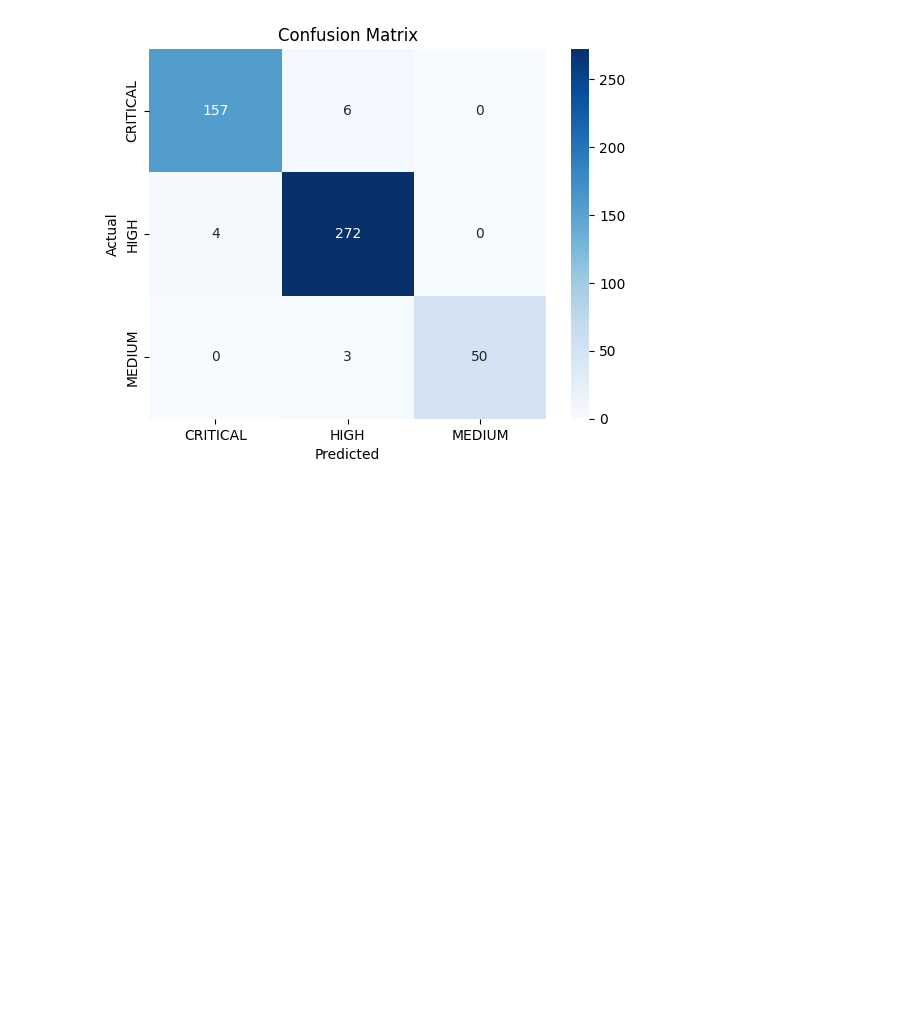
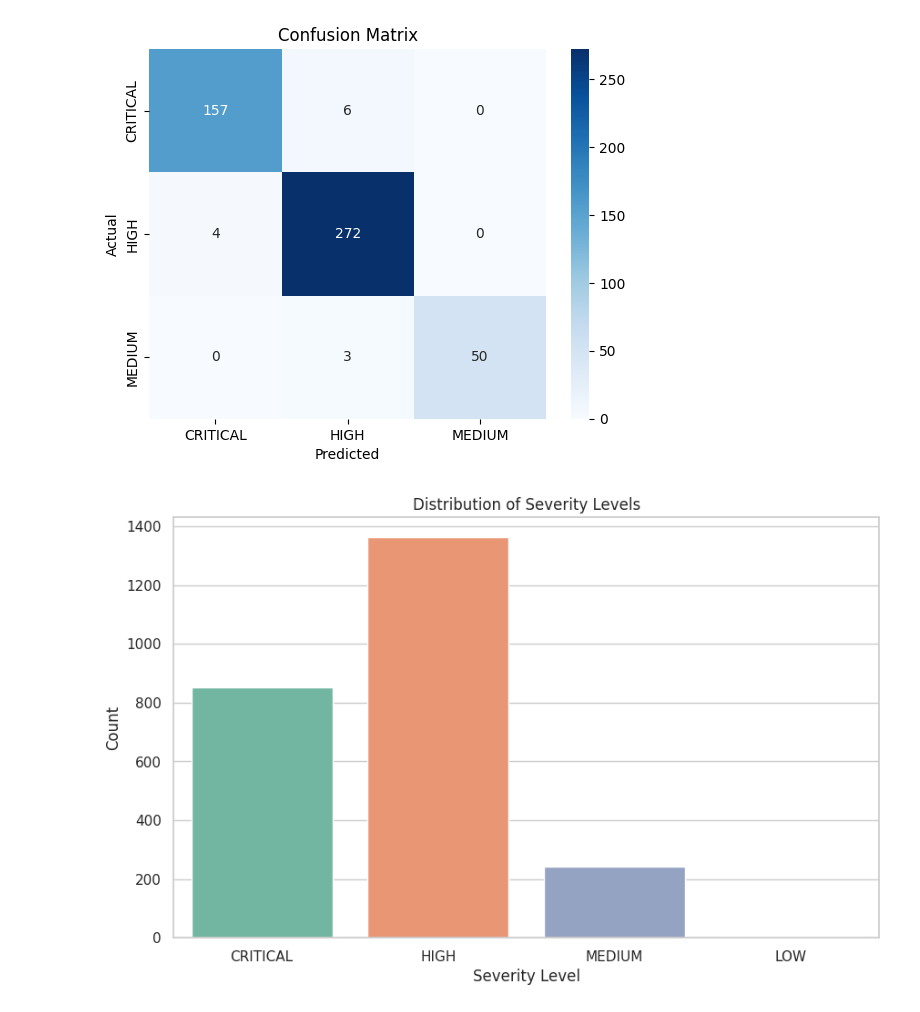
Before and after one commit to shameerrao/cyberthreatanalysis, a Jupyter notebook: data-science-project-3.ipynb, the cells around one changed output. Saved outputs shown, nothing was run; the diff lists cells and outputs as text; code cells hidden in the pictures; blank space fills up the shorter version.

Commit message:
Kaggle Notebook | Data Science Project 3 | Version 4

```diff
--- a/data-science-project-3.ipynb
+++ b/data-science-project-3.ipynb
@@ -117,3 +117,24 @@ plt.title('Confusion Matrix')
 plt.show()
 # %% [output]
 [figure]
+# %%
+# Distribution Prior to Classification
+import matplotlib.pyplot as plt
+import seaborn as sns
+
+# Setting the style
+sns.set(style="whitegrid")
+
+# Creating the histogram
+plt.figure(figsize=(10, 6))
+sns.countplot(x='severity', data=combined_df, palette='Set2')
+
+# Adding titles and labels
+plt.title('Distribution of Severity Levels')
+plt.xlabel('Severity Level')
+plt.ylabel('Count')
+
+# Display the plot
+plt.show()
+# %% [output]
+[figure, added]
```
Also changed, not shown: parts of 1 cell of this notebook.
